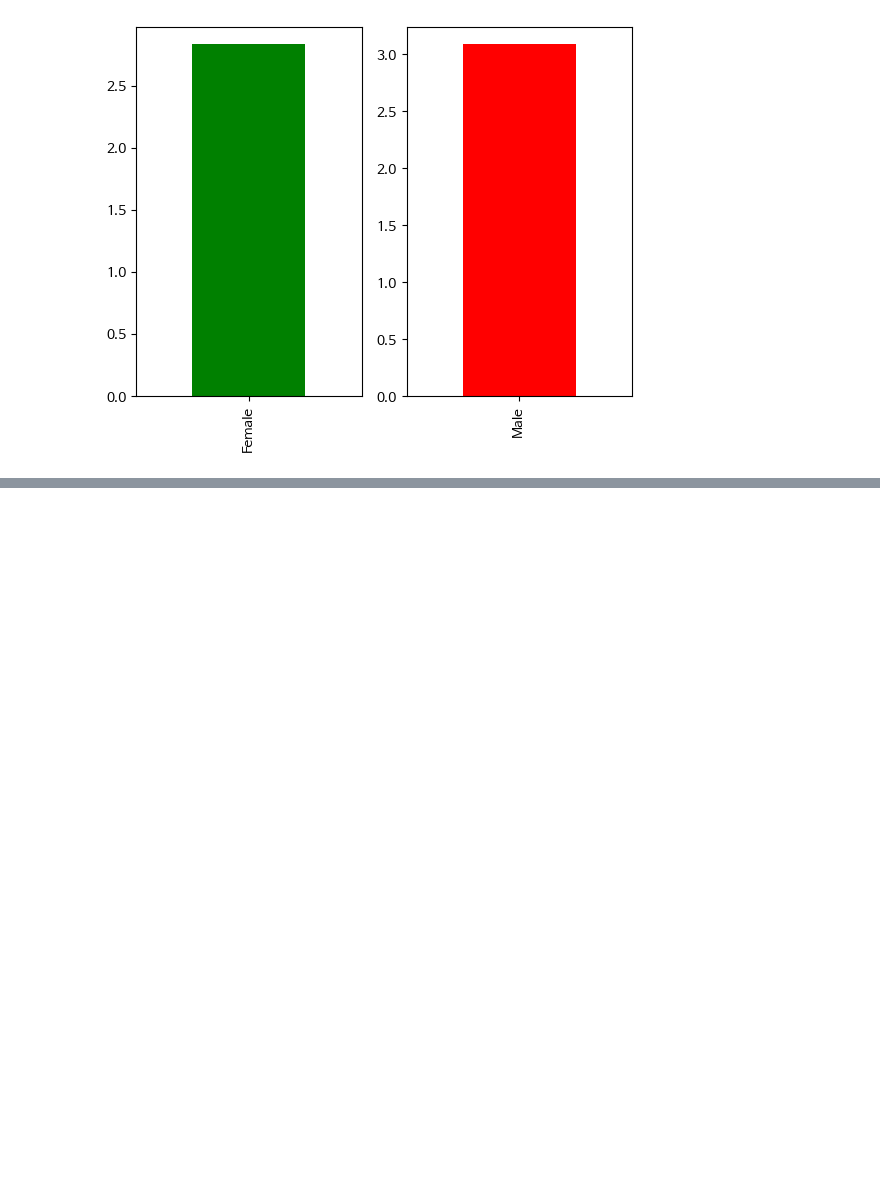
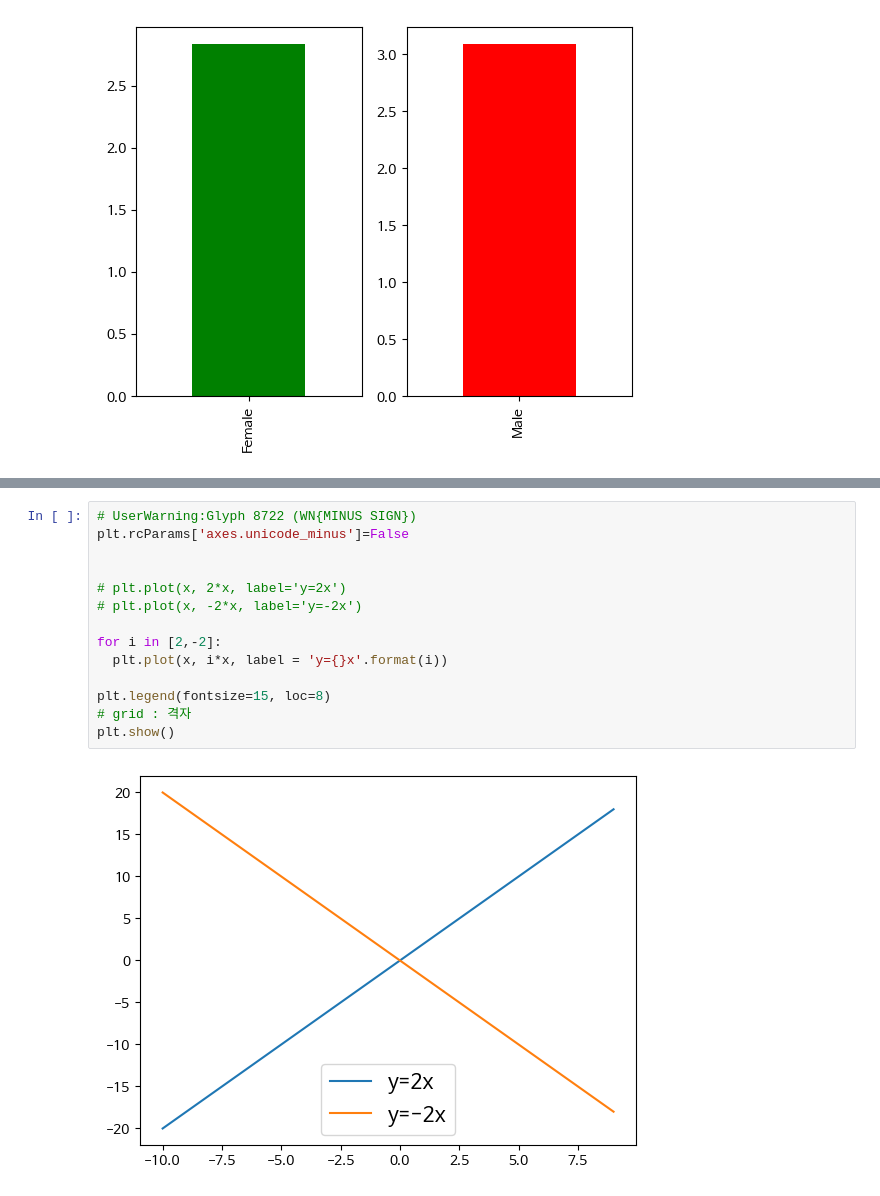
Before and after one commit to minsaee/ai_chat_python, a Jupyter notebook: 500_데이터시각화_matplotlib.ipynb, the cells around one changed output, grey strips where cells are left out. Drawn from its saved outputs; the diff is of its cells as text; blank space fills up the shorter version.

```diff
--- a/500_데이터시각화_matplotlib.ipynb
+++ b/500_데이터시각화_matplotlib.ipynb
@@ -596,0 +642,16 @@ fp.plot(kind='bar', ax=ax[0], color='g')
+# %%
+# UserWarning:Glyph 8722 (WN{MINUS SIGN})
+plt.rcParams['axes.unicode_minus']=False
+
+
+# plt.plot(x, 2*x, label='y=2x')
+# plt.plot(x, -2*x, label='y=-2x')
+
+for i in [2,-2]:
+  plt.plot(x, i*x, label = 'y={}x'.format(i))
+
+plt.legend(fontsize=15, loc=8)
+# grid : 격자
+plt.show()
+# %% [output]
+[figure, added]
```
Also changed, not shown: parts of 6 cells of this notebook.
